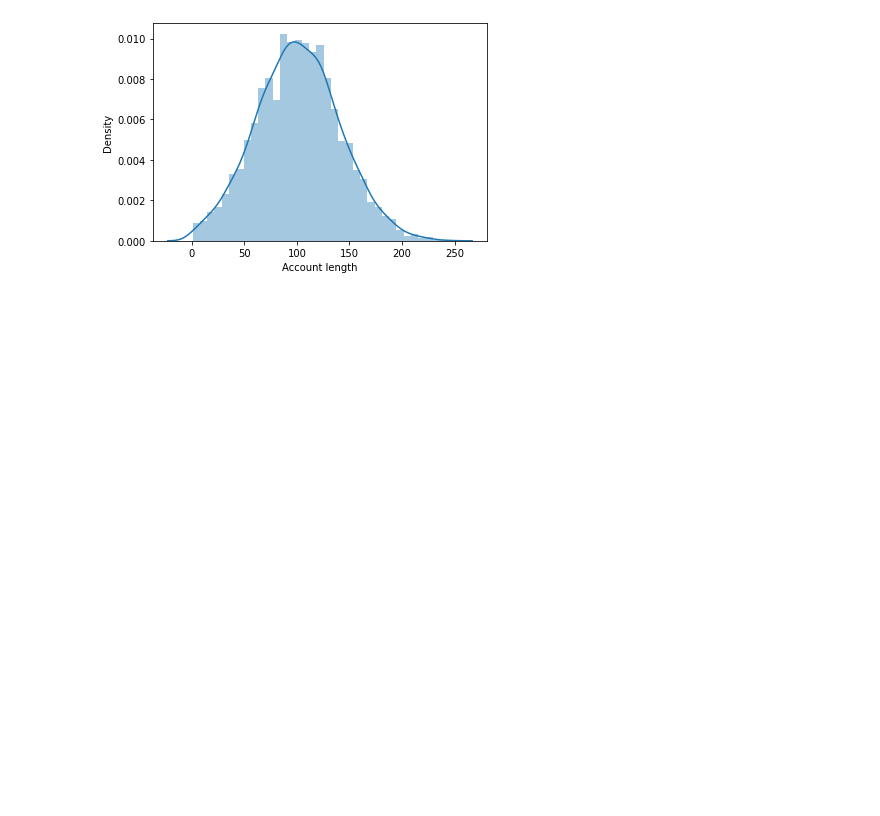
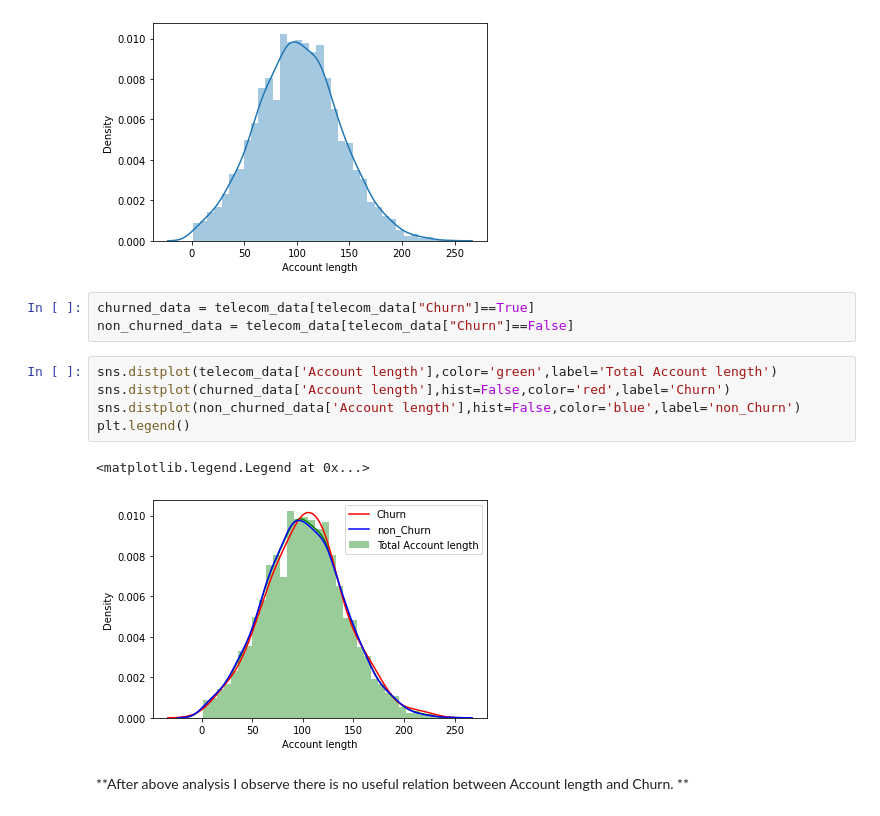
Before and after one commit to m123m12/Telecom-Churn-Analysis, a Jupyter notebook: Copy_of_Telecom_Churn_Analysis_Capstone_Project.ipynb, the cells around one changed output. Cells and saved outputs as stored; diff of their text form; blank space fills up the shorter version.

```diff
--- a/Copy_of_Telecom_Churn_Analysis_Capstone_Project.ipynb
+++ b/Copy_of_Telecom_Churn_Analysis_Capstone_Project.ipynb
@@ -304,3 +304,16 @@ sns.distplot(telecom_data['Account length'])
 # %% [output]
 <matplotlib.axes._subplots.AxesSubplot at 0x...>
 [figure]
+# %%
+churned_data = telecom_data[telecom_data["Churn"]==True]
+non_churned_data = telecom_data[telecom_data["Churn"]==False]
+# %%
+sns.distplot(telecom_data['Account length'],color='green',label='Total Account length')
+sns.distplot(churned_data['Account length'],hist=False,color='red',label='Churn')
+sns.distplot(non_churned_data['Account length'],hist=False,color='blue',label='non_Churn')
+plt.legend()
+# %% [output]
+<matplotlib.legend.Legend at 0x...>
+[figure, added]
+# %% [markdown]
+**After above analysis I observe there is no useful relation between Account length and Churn. **
```
